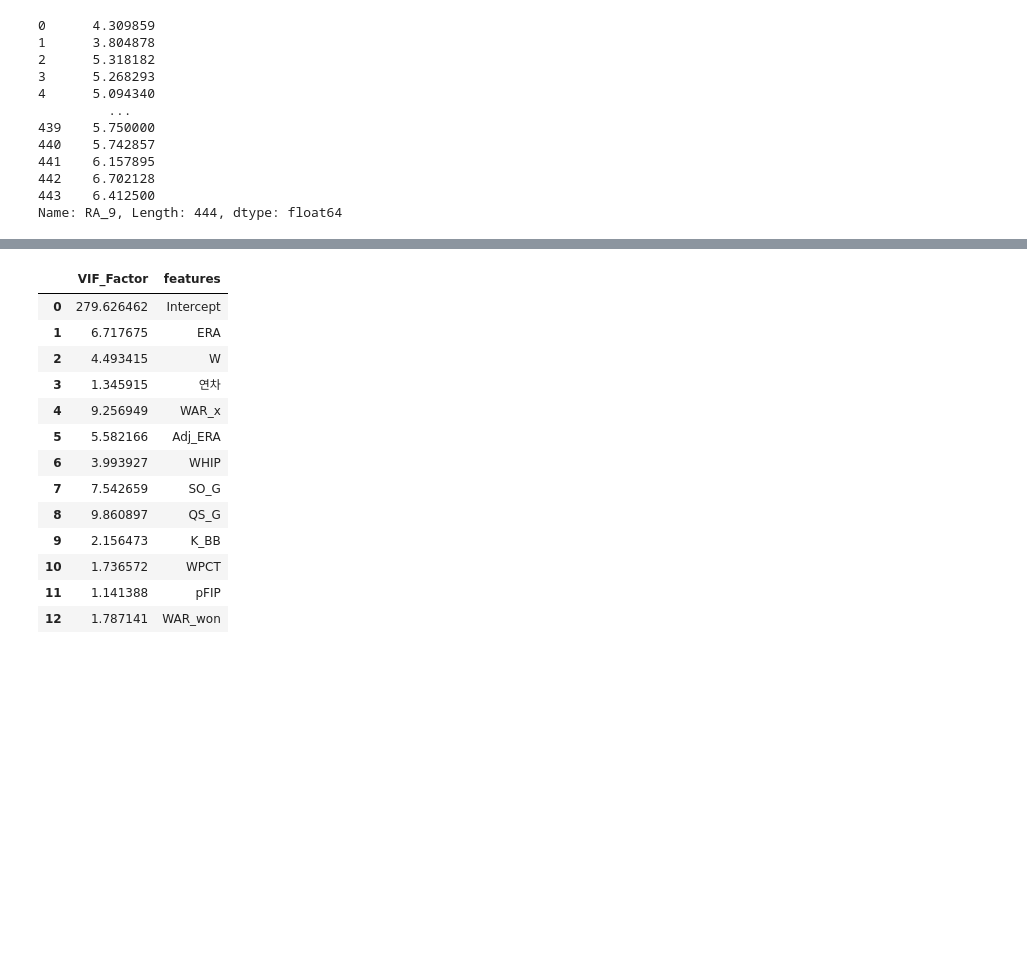
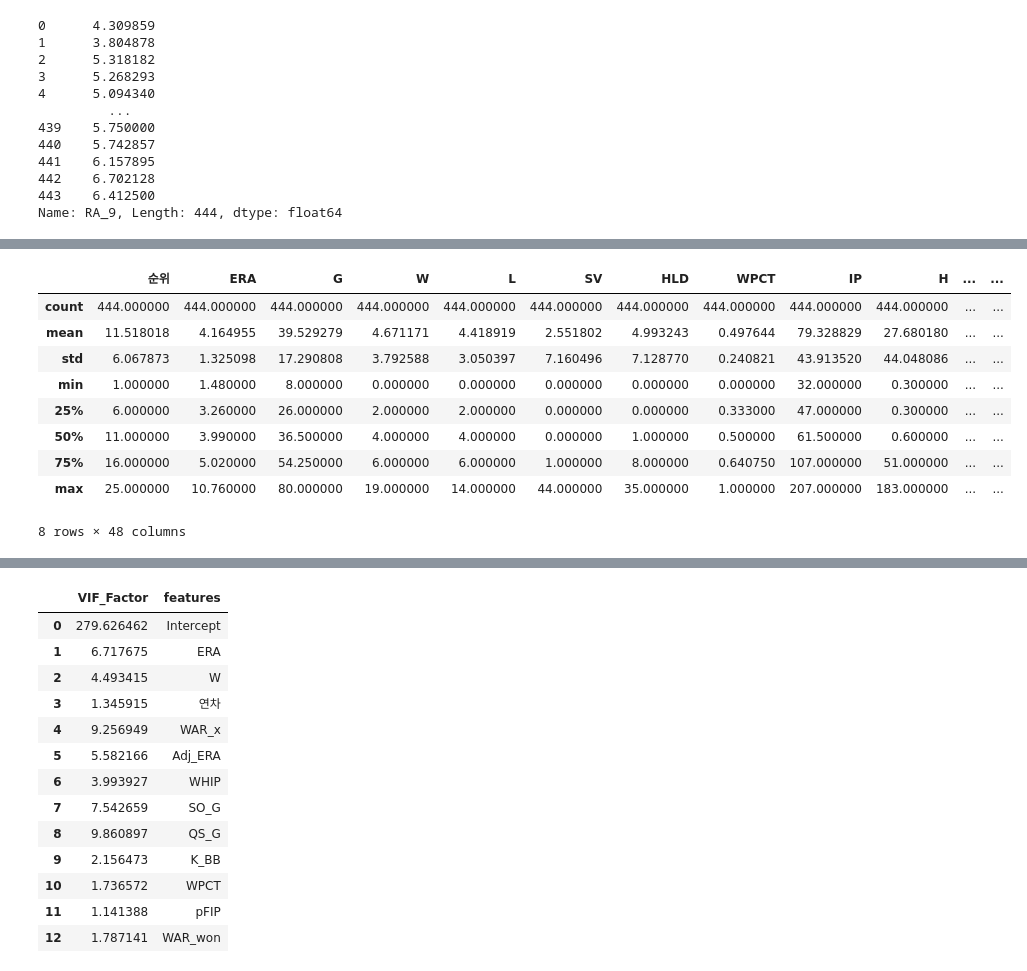
Before and after one commit to jayiuk/mid_project, a Jupyter notebook: model_test.ipynb, the cells around one changed output, grey strips where cells are left out. Saved outputs shown, nothing was run; the diff lists cells and outputs as text; code cells hidden in the pictures; blank space fills up the shorter version.

```diff
--- a/model_test.ipynb
+++ b/model_test.ipynb
@@ -57,3 +71,16 @@ Name: RA_9, Length: 444, dtype: float64
+# %%
+stat.describe()
+# %% [output]
+|  | 순위 | ERA | G | W | L | SV | HLD | WPCT | IP | H | ... | ... |
+| count | 444.000000 | 444.000000 | 444.000000 | 444.000000 | 444.000000 | 444.000000 | 444.000000 | 444.000000 | 444.000000 | 444.000000 | ... | ... |
+| mean | 11.518018 | 4.164955 | 39.529279 | 4.671171 | 4.418919 | 2.551802 | 4.993243 | 0.497644 | 79.328829 | 27.680180 | ... | ... |
+| std | 6.067873 | 1.325098 | 17.290808 | 3.792588 | 3.050397 | 7.160496 | 7.128770 | 0.240821 | 43.913520 | 44.048086 | ... | ... |
+| min | 1.000000 | 1.480000 | 8.000000 | 0.000000 | 0.000000 | 0.000000 | 0.000000 | 0.000000 | 32.000000 | 0.300000 | ... | ... |
+| 25% | 6.000000 | 3.260000 | 26.000000 | 2.000000 | 2.000000 | 0.000000 | 0.000000 | 0.333000 | 47.000000 | 0.300000 | ... | ... |
+| 50% | 11.000000 | 3.990000 | 36.500000 | 4.000000 | 4.000000 | 0.000000 | 1.000000 | 0.500000 | 61.500000 | 0.600000 | ... | ... |
+| 75% | 16.000000 | 5.020000 | 54.250000 | 6.000000 | 6.000000 | 1.000000 | 8.000000 | 0.640750 | 107.000000 | 51.000000 | ... | ... |
+| max | 25.000000 | 10.760000 | 80.000000 | 19.000000 | 14.000000 | 44.000000 | 35.000000 | 1.000000 | 207.000000 | 183.000000 | ... | ... |
+8 rows × 48 columns
 # %%
 model = sm.OLS(stat['예측연봉'], stat[['ERA','W', '연차', 'WAR_x', 'Adj_ERA', 'WHIP', 'WPCT','SO_G', 'pFIP','QS_G', 'WAR_won', 'K_BB', 'LOB','현재연봉']]).fit()
 model.summary()
```
Also changed, not shown: parts of 5 cells of this notebook.
